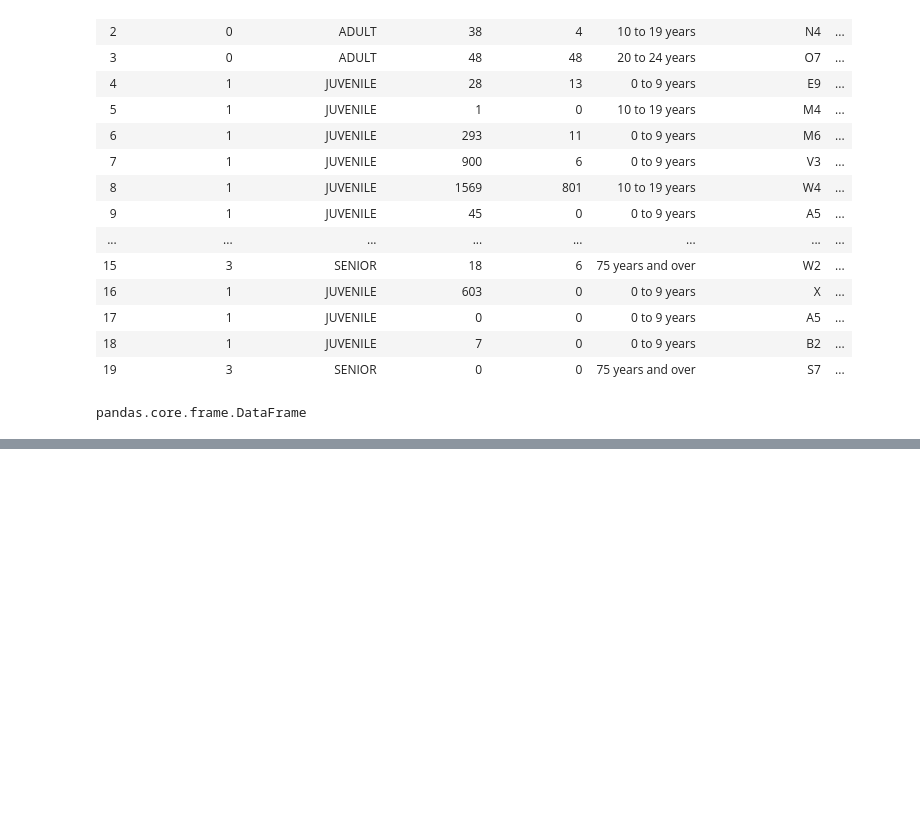
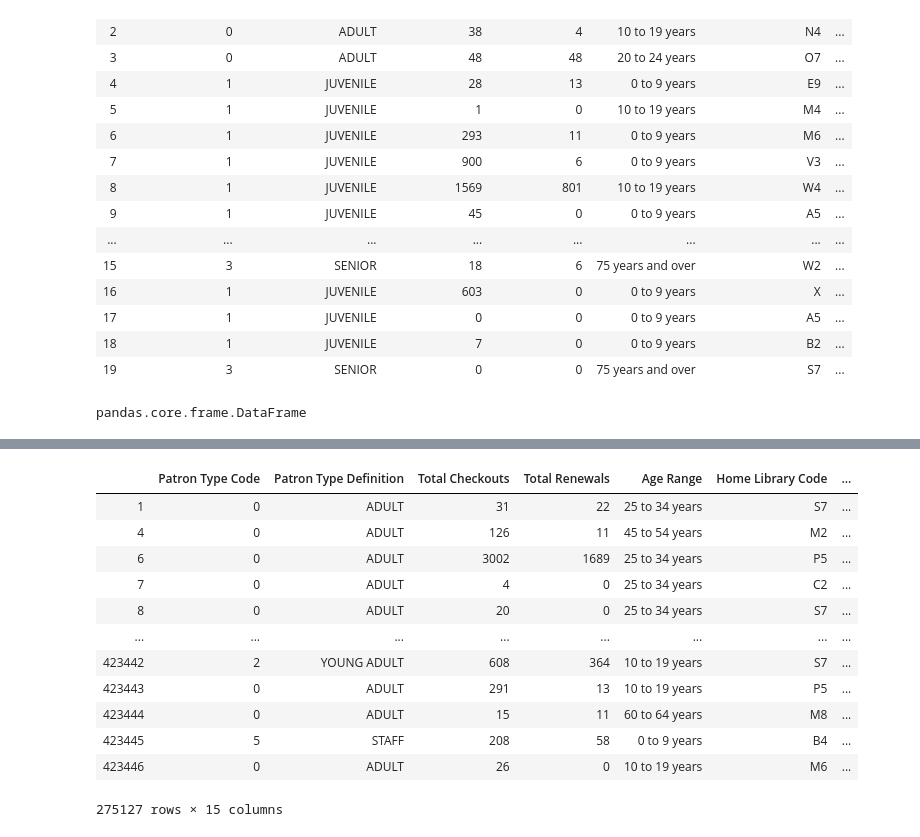
Before and after one commit to hanGemma/2020-11-30Data_Librarian_JHHan, a Jupyter notebook: Modul_3/notebook/pandas_intoduction.ipynb, the cells around one changed output, grey strips where cells are left out. Drawn from its saved outputs; the diff is of its cells as text; code cells hidden in the pictures; blank space fills up the shorter version.

```diff
--- a/Modul_3/notebook/pandas_intoduction.ipynb
+++ b/Modul_3/notebook/pandas_intoduction.ipynb
@@ -200,0 +623,3 @@ dfnewexcel.to_csv('../data/Library_Usage_Smallnew.csv')
+# %%
+df_na_values = pd.read_csv("../data/Library_Usage.csv", na_values="None")
+df_na_values.isna().sum()
@@ -200,0 +643,18 @@ dfnewexcel.to_csv('../data/Library_Usage_Smallnew.csv')
+# %%
+df_clean2 = df_na_values.dropna()
+df_clean2.to_csv('../data/Library_Usage_Clean_na_value_option.csv')
+df_clean2
+# %% [output]
+|  | Patron Type Code | Patron Type Definition | Total Checkouts | Total Renewals | Age Range | Home Library Code | ... |
+| 1 | 0 | ADULT | 31 | 22 | 25 to 34 years | S7 | ... |
+| 4 | 0 | ADULT | 126 | 11 | 45 to 54 years | M2 | ... |
+| 6 | 0 | ADULT | 3002 | 1689 | 25 to 34 years | P5 | ... |
+| 7 | 0 | ADULT | 4 | 0 | 25 to 34 years | C2 | ... |
+| 8 | 0 | ADULT | 20 | 0 | 25 to 34 years | S7 | ... |
+| ... | ... | ... | ... | ... | ... | ... | ... |
+| 423442 | 2 | YOUNG ADULT | 608 | 364 | 10 to 19 years | S7 | ... |
+| 423443 | 0 | ADULT | 291 | 13 | 10 to 19 years | P5 | ... |
+| 423444 | 0 | ADULT | 15 | 11 | 60 to 64 years | M8 | ... |
+| 423445 | 5 | STAFF | 208 | 58 | 0 to 9 years | B4 | ... |
+| 423446 | 0 | ADULT | 26 | 0 | 10 to 19 years | M6 | ... |
+275127 rows × 15 columns
```
Also changed, not shown: parts of 36 cells of this notebook, 2 other files.
